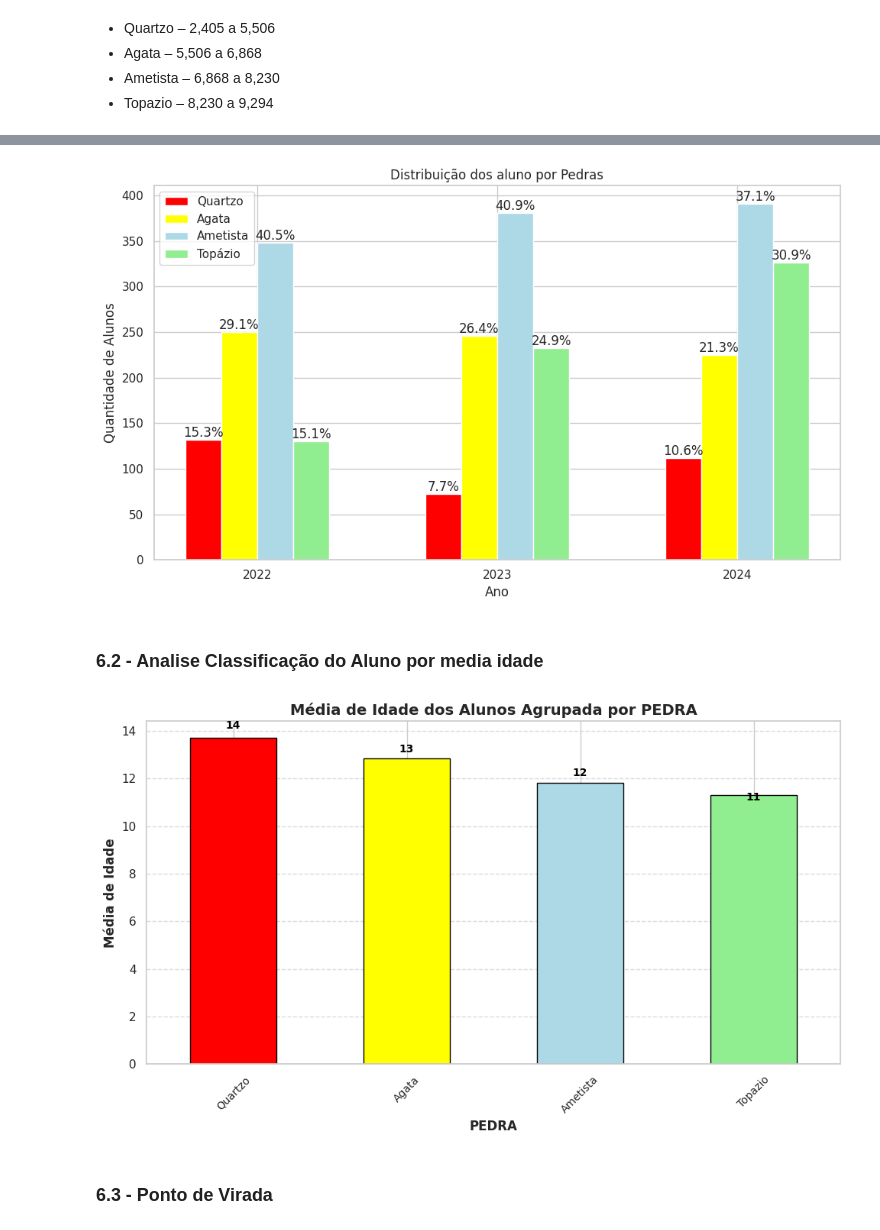
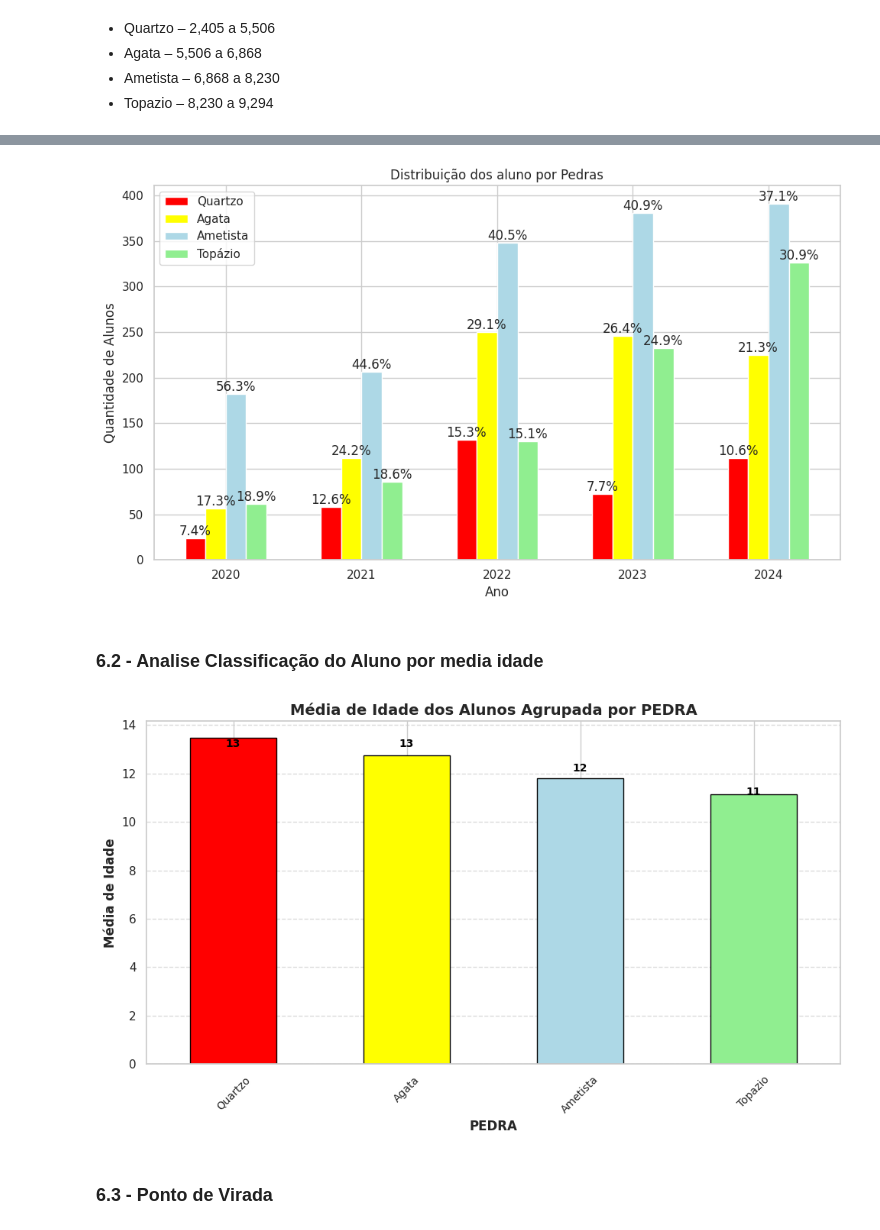
Before and after one commit to r-zambotti/Data_Analytics_Datathon_Grupo-60, a Jupyter notebook: Data_Analytics_Datathon_Grupo_60.ipynb, the cells around one changed output, grey strips where cells are left out. Drawn from its saved outputs; the diff is of its cells as text; code cells hidden in the pictures.

```diff
--- a/Data_Analytics_Datathon_Grupo_60.ipynb
+++ b/Data_Analytics_Datathon_Grupo_60.ipynb
@@ -213,6 +197,14 @@ df_pede_2020
 # %%
-df_pedra_20 = df_pede_2022[['ra', 'nome', 'genero', 'pedra_20']].dropna(subset=['pedra_20'])
-df_pedra_21 = df_pede_2022[['ra', 'nome', 'genero', 'pedra_21']].dropna(subset=['pedra_21'])
+df_pedra_20 = df_pede_2022[['ra', 'nome', 'ano_nasc', 'genero', 'pedra_20']].dropna(subset=['pedra_20'])
+df_pedra_21 = df_pede_2022[['ra', 'nome', 'ano_nasc', 'genero', 'pedra_21']].dropna(subset=['pedra_21'])
 # %%
 df_pedra_20.insert(loc=0, column='ano_letivo', value=2020)
 df_pedra_21.insert(loc=0, column='ano_letivo', value=2021)
+# %%
+# Adicionar a coluna idade com base no ano de nascimento
+df_pedra_20['idade'] = df_pedra_20['ano_letivo'] - df_pedra_20['ano_nasc'].apply(pd.to_numeric, errors='coerce')
+df_pedra_21['idade'] = df_pedra_21['ano_letivo'] - df_pedra_21['ano_nasc'].apply(pd.to_numeric, errors='coerce')
+
+# Exibir as primeiras linhas do DataFrame atualizado para verificar
+print(df_pedra_20.head())
+print(df_pedra_21.head())
@@ -574,3 +595,6 @@ cores = {
     'Ametista': 'lightblue',
     'Topazio': 'lightgreen'
 }
+# %%
+# Concatenando as pedra dos anos 2020 a 2024
+df_pedra_geral = pd.concat([df_pedras,df_alunos])
@@ -609,10 +646,10 @@ plt.show()
 # %%
 # Filtrando os dados
-anos = df_alunos['ano_letivo'].unique()
-Quartzo = df_alunos[df_alunos['pedra'] == 'Quartzo'].groupby('ano_letivo').size()
-Ametista = df_alunos[df_alunos['pedra'] == 'Ametista'].groupby('ano_letivo').size()
-Agata = df_alunos[df_alunos['pedra'] == 'Agata'].groupby('ano_letivo').size()
-Topazio = df_alunos[df_alunos['pedra'] == 'Topazio'].groupby('ano_letivo').size()
+anos = df_pedra_geral['ano_letivo'].unique()
+Quartzo = df_pedra_geral[df_pedra_geral['pedra'] == 'Quartzo'].groupby('ano_letivo').size()
+Ametista = df_pedra_geral[df_pedra_geral['pedra'] == 'Ametista'].groupby('ano_letivo').size()
+Agata = df_pedra_geral[df_pedra_geral['pedra'] == 'Agata'].groupby('ano_letivo').size()
+Topazio = df_pedra_geral[df_pedra_geral['pedra'] == 'Topazio'].groupby('ano_letivo').size()
 
 # Criar um dataframe com os valores contados
 df_pedras = (
@@ -640,39 +677,39 @@ b2 = plt.bar(mes_index + bar_width, df_pedras["Agata"], bar_width, color=cores["
 b3 = plt.bar(mes_index + 2 * bar_width, df_pedras["Ametista"], bar_width, color=cores["Ametista"], label="Ametista")
 b4 = plt.bar(mes_index + 3 * bar_width, df_pedras["Topazio"], bar_width, color=cores["Topazio"], label="Topázio")
 
 # Função para adicionar porcentagens corretamente
 def add_percentages(bars, valores, total):
     for bar, valor, total_valor in zip(bars, valores, total):
         height = bar.get_height()
         if total_valor > 0:
             percentage = (valor / total_valor) * 100
             plt.text(bar.get_x() + bar.get_width()/2., height, f'{percentage:.1f}%', ha='center', va='bottom')
 
 # Adicionando porcentagens
 add_percentages(b1, df_pedras["Quartzo"], total_pedra)
 add_percentages(b2, df_pedras["Agata"], total_pedra)
 add_percentages(b3, df_pedras["Ametista"], total_pedra)
 add_percentages(b4, df_pedras["Topazio"], total_pedra)
 
 # Ajustando rótulos
 plt.title('Distribuição dos aluno por Pedras')
 plt.xlabel('Ano')
 plt.ylabel('Quantidade de Alunos')
 plt.xticks(mes_index + 1.5 * bar_width, anos)
 
 # Adicionando legenda
 plt.legend()
 
 # Exibir gráfico
 plt.tight_layout()
 plt.show()
 # %% [output]
-[figure, old version]
+[figure, new version]
 # %% [markdown]
 ### 6.2 - Analise Classificação do Aluno por media idade
 # %%
 # Calcular a média da idade dos alunos agrupada pela coluna "PEDRA"
-media_idade_por_pedra = df_alunos.groupby("pedra")["idade"].mean().dropna()
+media_idade_por_pedra = df_pedra_geral.groupby("pedra")["idade"].mean().dropna()
 
 # Definir a ordem desejada das pedras e suas cores correspondentes
 ordem_pedras = ["Quartzo", "Agata", "Ametista", "Topazio"]
@@ -711,6 +748,6 @@ plt.tight_layout()
 # Exibir o gráfico
 plt.show()
 # %% [output]
-[figure, old version]
+[figure, new version]
 # %% [markdown]
 ### 6.3 - Ponto de Virada
```
Also changed, not shown: parts of 10 cells of this notebook.
